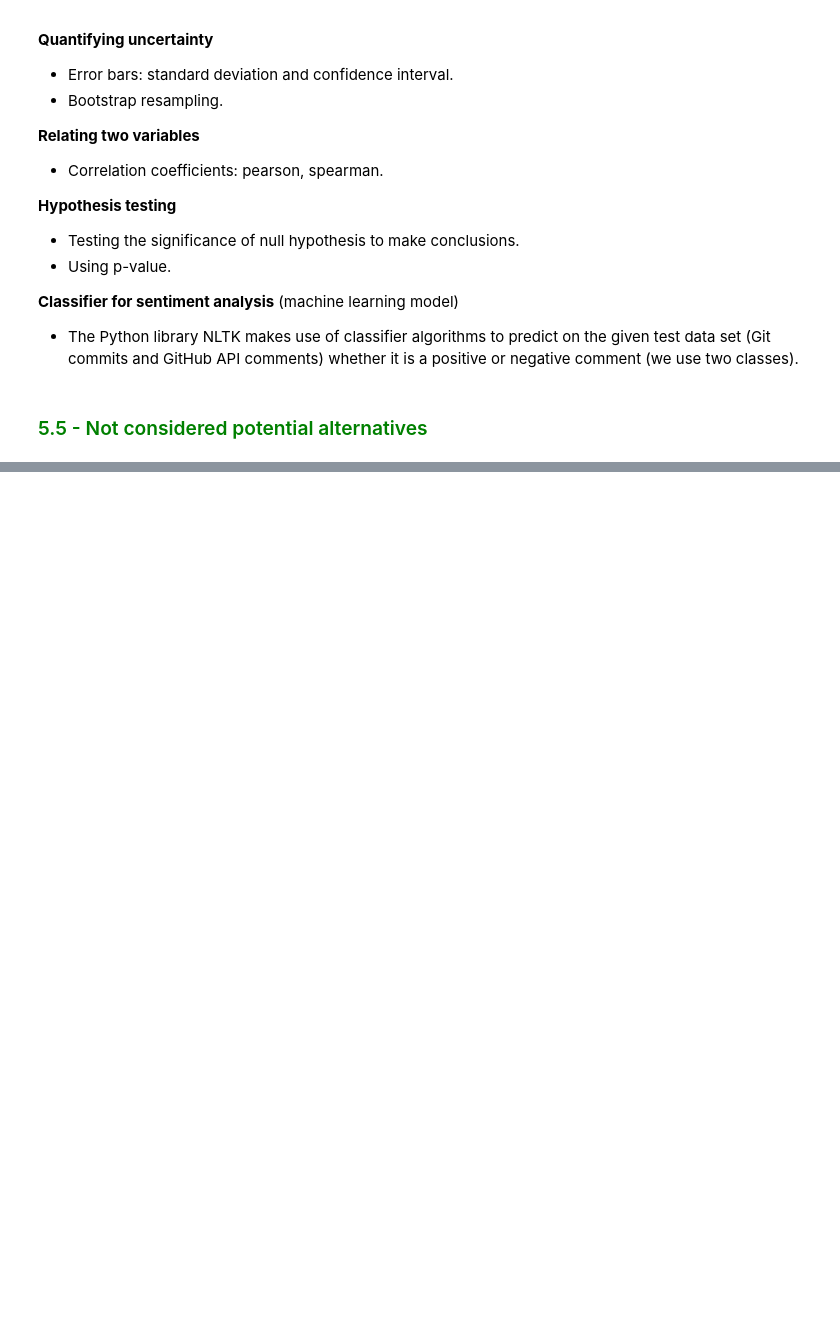
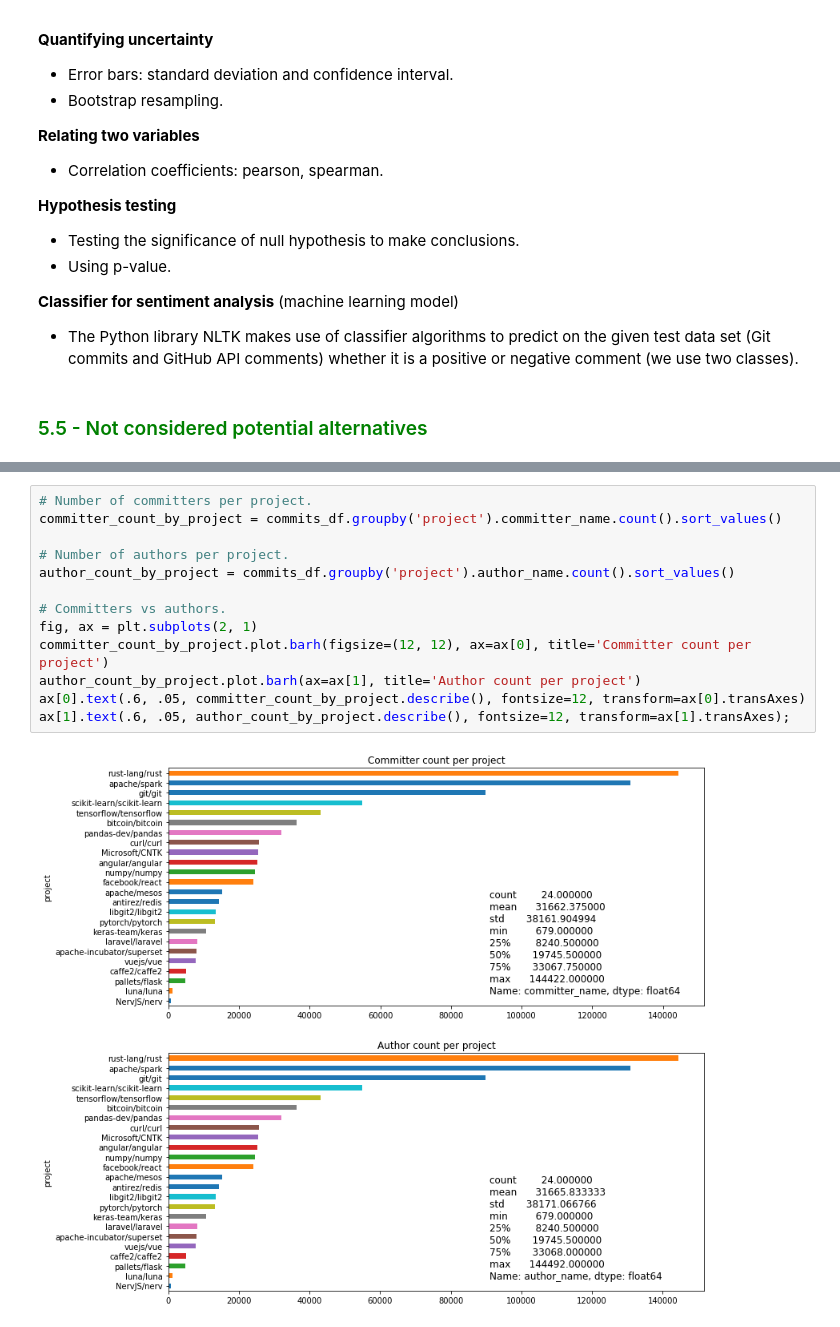
Before and after one commit to GermainZ/AppliedDataAnalysisProject, a Jupyter notebook: data_pipeline.ipynb, the cells around one changed output, grey strips where cells are left out. Saved outputs shown, nothing was run; the diff lists cells and outputs as text; blank space fills up the shorter version.

```diff
--- a/data_pipeline.ipynb
+++ b/data_pipeline.ipynb
@@ -816,0 +896,15 @@ We are not sonsidering the two datasets `blames` and `patches` in the Gitential
+# %%
+# Number of committers per project.
+committer_count_by_project = commits_df.groupby('project').committer_name.count().sort_values()
+
+# Number of authors per project.
+author_count_by_project = commits_df.groupby('project').author_name.count().sort_values()
+
+# Committers vs authors.
+fig, ax = plt.subplots(2, 1)
+committer_count_by_project.plot.barh(figsize=(12, 12), ax=ax[0], title='Committer count per project')
+author_count_by_project.plot.barh(ax=ax[1], title='Author count per project')
+ax[0].text(.6, .05, committer_count_by_project.describe(), fontsize=12, transform=ax[0].transAxes)
+ax[1].text(.6, .05, author_count_by_project.describe(), fontsize=12, transform=ax[1].transAxes);
+# %% [output]
+[figure, added]
```
Also changed, not shown: parts of 22 cells of this notebook.
